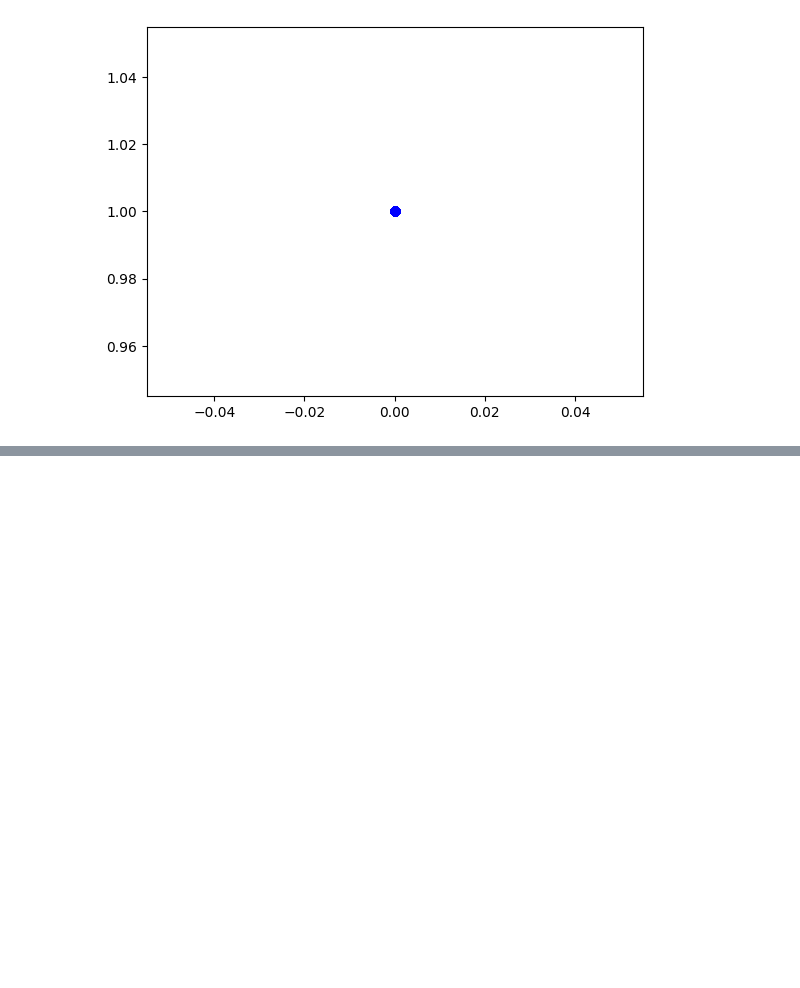
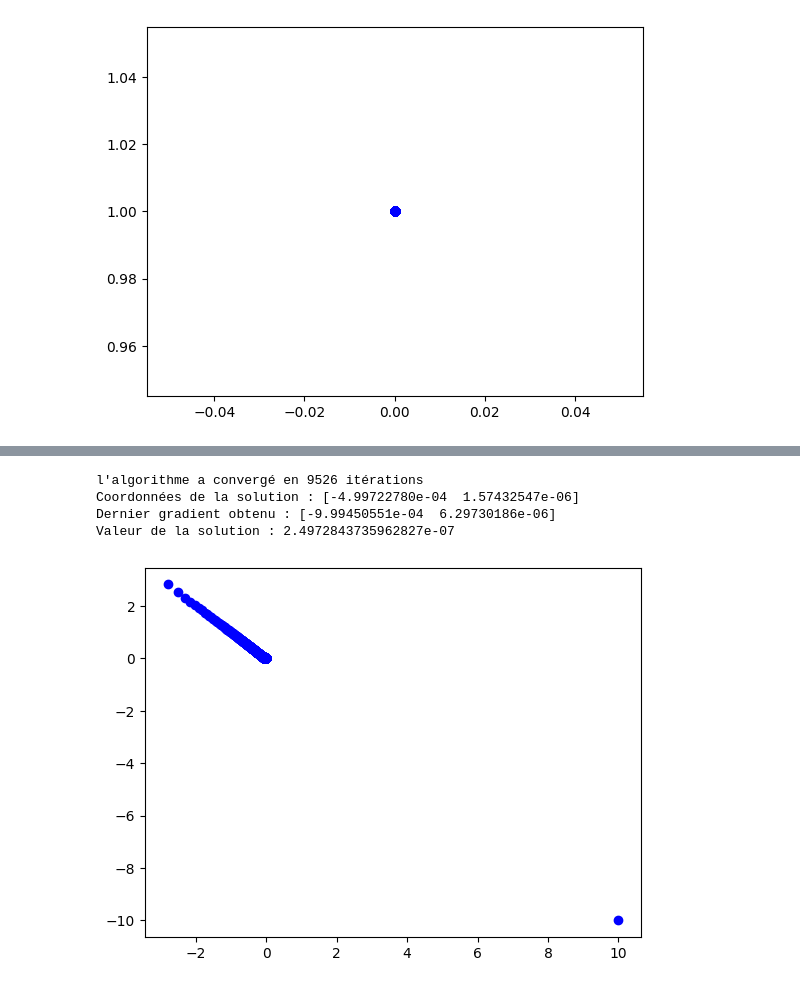
Before and after one commit to ValentinLassaigne/NLP, a Jupyter notebook: Projet_NLP.ipynb, the cells around one changed output, grey strips where cells are left out. Saved outputs shown, nothing was run; the diff lists cells and outputs as text; code cells hidden in the pictures; blank space fills up the shorter version.

```diff
--- a/Projet_NLP.ipynb
+++ b/Projet_NLP.ipynb
@@ -284,0 +303,17 @@ Dernière valeur de la fonction obtenu: 166641667500.0
+# %%
+def oracle4(x, mode):
+    if mode==1:
+        return sum(np.arange(1,len(x)+1) * x**2 + 10 * x**4)
+    if mode==2:
+        return sum(np.arange(1,len(x)+1) * x**2 +10 * x**4), np.arange(1,len(x)+1)* x * 2 + 40 * x**3
+    if mode==3:
+        return np.arange(1,len(x)+1)* x * 2 + 40 * x**3
+# %%
+x0=np.array([10,-10])
+methode_gradient_Armijo(oracle4, x0, MaxIt=10000, t=1, tol=10e-4, m1=0.001, theta=0.2)
+# %% [output]
+l'algorithme a convergé en 9526 itérations
+Coordonnées de la solution : [-4.99722780e-04  1.57432547e-06]
+Dernier gradient obtenu : [-9.99450551e-04  6.29730186e-06]
+Valeur de la solution : 2.4972843735962827e-07
+[figure, added]
```
Also changed, not shown: parts of 11 cells of this notebook.
